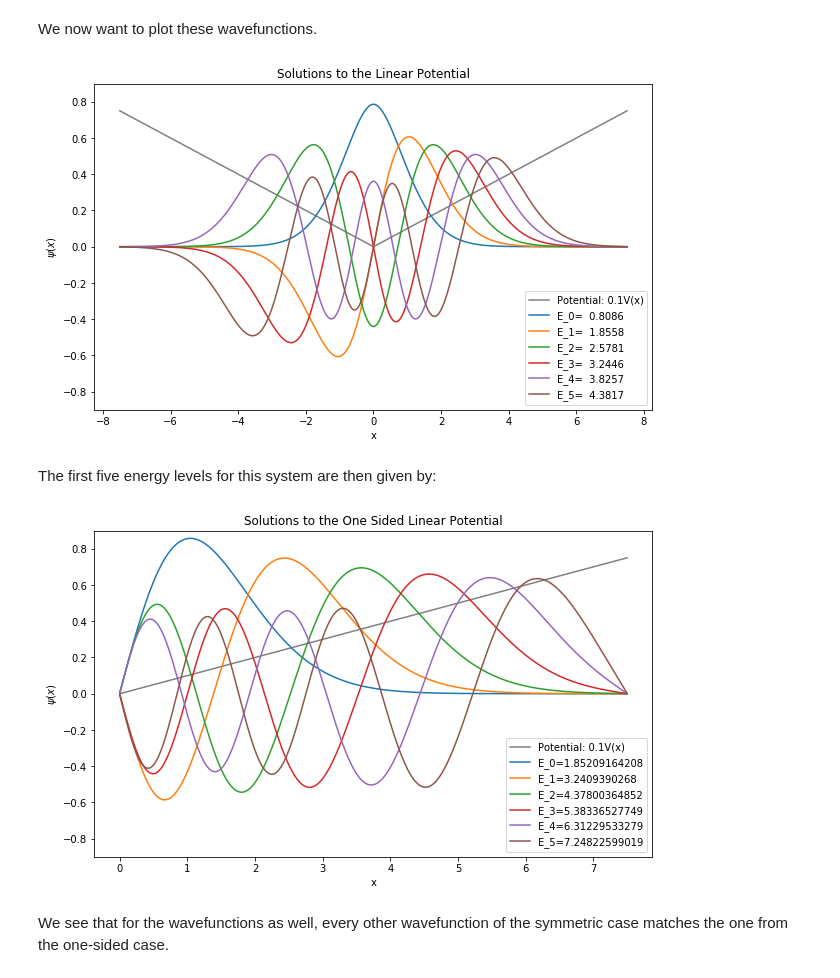
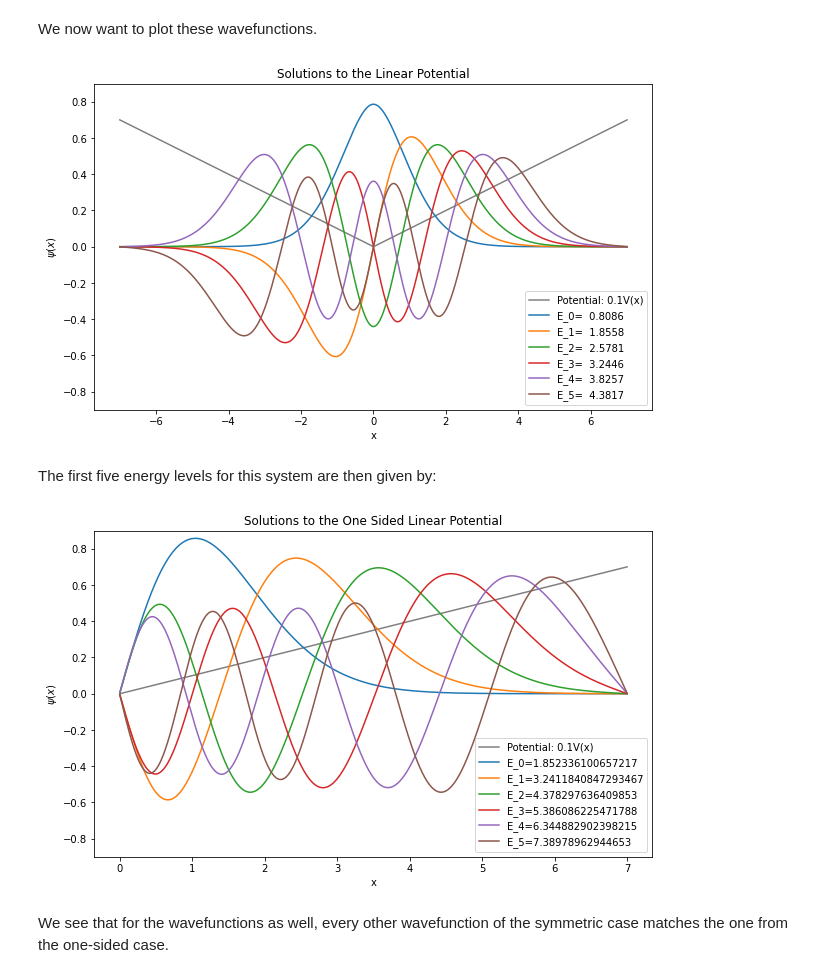
Before and after one commit to PHYS486-S22/PHYS486-S22, a Jupyter notebook: SampleNotebooks/Schrodinger/Linear Potential in QM.ipynb, the cells around one changed output. Drawn from its saved outputs; the diff is of its cells as text; code cells hidden in the pictures.

```diff
--- a/SampleNotebooks/Schrodinger/Linear Potential in QM.ipynb
+++ b/SampleNotebooks/Schrodinger/Linear Potential in QM.ipynb
@@ -15,7 +15,7 @@ import scipy.linalg as scl
 hbar=1
 m=1
 N = 4096
-a = 15.0
+a = 14
 # %% [markdown]
 ### Linear Potential
 
@@ -35,7 +35,7 @@ We set $\lambda = 1$ when we do the calculations. Note that to get the potential
 xs = np.linspace(-a/2.,a/2.,N)
 Vs = np.abs(xs)
 # This is for the one-sided linear potential
-xo = np.linspace(0.,a/2.,N/2)
+xo = np.linspace(0.,np.int(a/2),np.int(N/2))
 Vo = np.abs(xo)
 # Make Plots
 fig1 = plt.figure(figsize=(8,6))
@@ -83,11 +85,11 @@ print np.sum(psis[0]*psis[0])  # Check. Yes these are normalized already.
 # This is for the One sided case.
 
 ho = xo[1]-xo[0] # Should be equal to 2*np.pi/(N-1)
-Mddo = 1./(ho*ho)*(np.diag(np.ones(N/2-1),-1) -2* np.diag(np.ones(N/2),0) + np.diag(np.ones(N/2-1),1))
+Mddo = 1./(ho*ho)*(np.diag(np.ones(int(N/2)-1),-1) -2* np.diag(np.ones(int(N/2)),0) + np.diag(np.ones(int(N/2)-1),1))
 Ho = -(hbar*hbar)/(2.0*m)*Mddo + np.diag(Vo)
 Eo,psiTo = np.linalg.eigh(Ho) # This computes the eigen values and eigenvectors
 psio = np.transpose(psiTo)
 # We now have the eigen vectors as psi(i), where i is the energy level.
-print np.sum(psio[0]*psio[0])  # Check. Yes these are normalized already.
+print(np.sum(psio[0]*psio[0]))  # Check. Yes these are normalized already.
 # print psiT[0] # Uncomment to see the values printed for Psi_0
 # %% [output]
@@ -134,25 +143,25 @@ for i in range(6):
 plt.savefig("Linear_Potential_Wavefunctions.pdf")
 plt.show()
 # %% [output]
-[figure, old version]
+[figure, new version]
 # %% [markdown]
 The first five energy levels for this system are then given by:
 # %%
 plt.figure(figsize=(10,6))
 plt.plot(xo,0.1*Vo,color="grey",label="Potential: 0.1V(x)")
 plt.ylim((-0.9,0.9))
 for i in range(6):
-    if psio[i,N/2-10]<0:
+    if psio[i,int(N/2)-10]<0:
         plt.plot(xo,-psio[i]/np.sqrt(ho),label="E_{}={}".format(i,Eo[i]))
     else:
         plt.plot(xo,psio[i]/np.sqrt(ho),label="E_{}={}".format(i,Eo[i]))
     plt.legend()
     plt.title("Solutions to the One Sided Linear Potential")
     plt.xlabel("x")
     plt.ylabel("$\psi(x)$")
 plt.savefig("One_Sided_Linear_Potential_Wavefunctions.pdf")
 plt.show()
 # %% [output]
-[figure, old version]
+[figure, new version]
 # %% [markdown]
 We see that for the wavefunctions as well, every other wavefunction of the symmetric case matches the one from the one-sided case.
```
Also changed, not shown: parts of 4 cells of this notebook.
